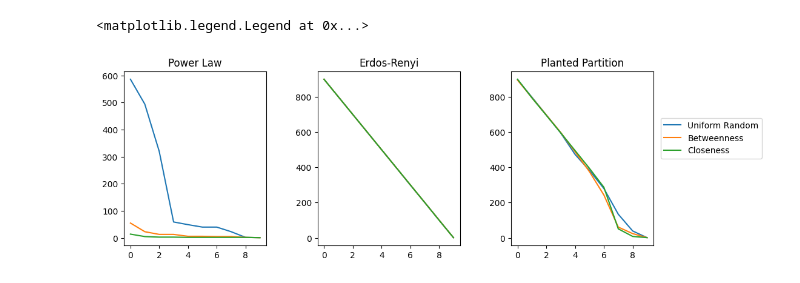
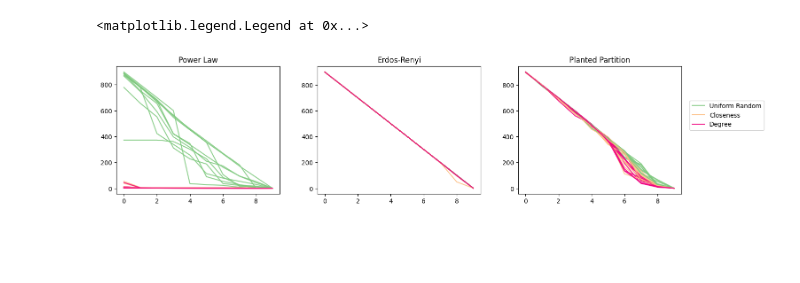
Before and after one commit to andrinr/uzh-networks, a Jupyter notebook: ex12/main.ipynb, the cells around one changed output. Drawn from its saved outputs; the diff is of its cells as text; code cells hidden in the pictures; blank space fills up the shorter version.

```diff
--- a/ex12/main.ipynb
+++ b/ex12/main.ipynb
@@ -66,7 +72,7 @@ def sample_ER(N, p):
 N = 1000
 graph_generators = []
 
-g_1 = lambda N : gen_exp_graph(N, 2.3)
+g_1 = lambda N : gen_exp_graph(N, 1.8)
 g_2 = lambda N : sample_ER(N, 0.1)
 g_3 = lambda N : nx.planted_partition_graph(5, int(N/5), 0.1, 0.01)
 
@@ -87,37 +93,28 @@ percolation_weights.append(f_1)
 percolation_weights.append(f_3)
 percolation_weights.append(f_4)
 
-labels = ['Uniform Random', 'Betweenness', 'Closeness', 'Degree']
+labels = ['Uniform Random', 'Closeness', 'Degree']
 # %%
-import time
+jet = cm = plt.get_cmap('Accent')
+cNorm  = colors.Normalize(vmin=0, vmax=len(percolation_weights))
+scalarMap = cmx.ScalarMappable(norm=cNorm, cmap=jet)
 
-fig, axs = plt.subplots(1, ncols=len(graph_generators), figsize=(10, 4))
+fig, axs = plt.subplots(1, ncols=len(graph_generators), figsize=(14, 4))
 fig.tight_layout(pad=3.0)
 for i in range(len(graph_generators)):
-    graph = graph_generators[i](N)
-    ls = np.array(list(graph.nodes))
+    axs[i].set_title(graph_labels[i])
+    for k in range(10):
+        graph = graph_generators[i](N)
+        print(nx.is_connected(graph))
+        ls = np.array(list(graph.nodes))
 
-    #nx.draw(graph, ax=axs[0, i], node_size=5)
-    axs[i].set_title(graph_labels[i])
+        for j in range(len(percolation_weights)):
+            color_val = scalarMap.to_rgba(j)
+            weight = list(percolation_weights[j](graph))
+            ind = np.argsort(weight)
+            ls__ = ls.copy()[ind]
+            distr, mx = newmann_ziff(graph, ls__, storage_interval = int(graph.number_of_nodes() * 0.1))
+            axs[i].plot(np.flip(mx), label=labels[j], color = color_val, alpha=0.9)
 
-    for j in range(len(percolation_weights)):
-        start = time.time()
-        weight = list(percolation_weights[j](graph))
-        end = time.time()
-        print('weight calc exec time', end - start)
-        #print(weight)
-        ind = np.argsort(weight)
-        #print(ind)
-        ls__ = ls.copy()[ind]
-        #print(ls__)
-        start = time.time()
-        distr, mx = newmann_ziff(graph, ls__, storage_interval = int(graph.number_of_nodes() * 0.1))
-        end = time.time()
-        print('newmann_ziff exec time', end - start)
-        #print(distr)
-        #print(f)
-        axs[i].plot(np.flip(mx), label=labels[j])
-        #axs[i].set_title(labels[j])
-
-axs[-1].legend(loc=(1.05, 0.5))
+axs[-1].legend(labels, loc=(1.05, 0.5))
 # %% [output]
@@ -142,2 +138,2 @@ newmann_ziff exec time 0.032196998596191406
 <matplotlib.legend.Legend at 0x...>
-[figure, old version]
+[figure, new version]
```
Also changed, not shown: parts of 3 cells of this notebook, 3 other files.
